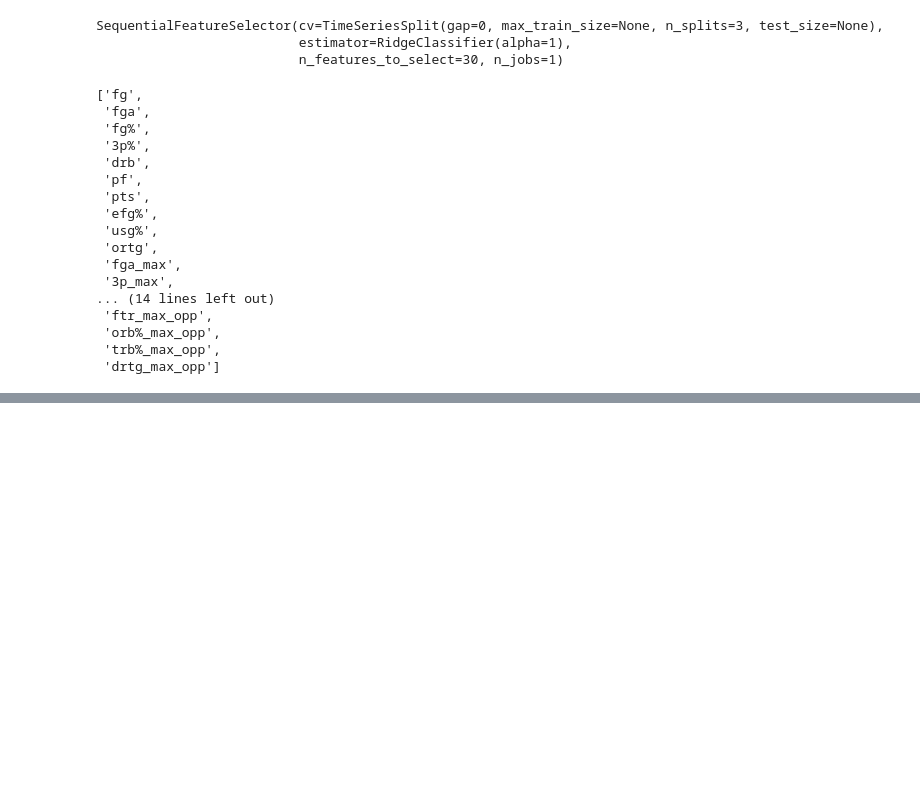
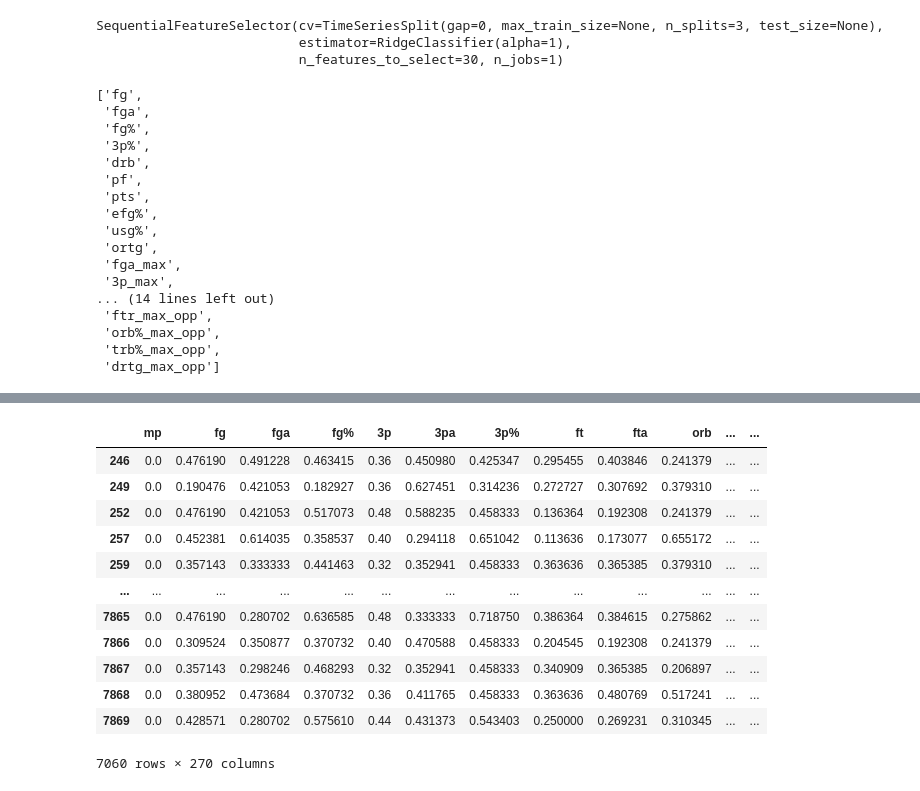
Before and after one commit to levutb2004/nba-predictor, a Jupyter notebook: predict.ipynb, the cells around one changed output, grey strips where cells are left out. Saved outputs shown, nothing was run; the diff lists cells and outputs as text; code cells hidden in the pictures; blank space fills up the shorter version.

```diff
--- a/predict.ipynb
+++ b/predict.ipynb
@@ -204,0 +310,12 @@ predictions = backtest(df, rr, predictors)
+# %%
+#add next game, next date, next opponent info
+def shift_col(team, col_name):
+    next_col = team[col_name].shift(-1)
+    return next_col
+
+def add_col(df, col_name):
+    return df.groupby("team", group_keys=False).apply(lambda x: shift_col(x, col_name))
+
+df["home_next"] = add_col(df, "home")
+df["team_opp_next"] = add_col(df, "team_opp")
+df["date_next"] = add_col(df, "date")
@@ -204,0 +338,16 @@ predictions = backtest(df, rr, predictors)
+# %%
+df
+# %% [output]
+|  | mp | fg | fga | fg% | 3p | 3pa | 3p% | ft | fta | orb | ... | ... |
+| 246 | 0.0 | 0.476190 | 0.491228 | 0.463415 | 0.36 | 0.450980 | 0.425347 | 0.295455 | 0.403846 | 0.241379 | ... | ... |
+| 249 | 0.0 | 0.190476 | 0.421053 | 0.182927 | 0.36 | 0.627451 | 0.314236 | 0.272727 | 0.307692 | 0.379310 | ... | ... |
+| 252 | 0.0 | 0.476190 | 0.421053 | 0.517073 | 0.48 | 0.588235 | 0.458333 | 0.136364 | 0.192308 | 0.241379 | ... | ... |
+| 257 | 0.0 | 0.452381 | 0.614035 | 0.358537 | 0.40 | 0.294118 | 0.651042 | 0.113636 | 0.173077 | 0.655172 | ... | ... |
+| 259 | 0.0 | 0.357143 | 0.333333 | 0.441463 | 0.32 | 0.352941 | 0.458333 | 0.363636 | 0.365385 | 0.379310 | ... | ... |
+| ... | ... | ... | ... | ... | ... | ... | ... | ... | ... | ... | ... | ... |
+| 7865 | 0.0 | 0.476190 | 0.280702 | 0.636585 | 0.48 | 0.333333 | 0.718750 | 0.386364 | 0.384615 | 0.275862 | ... | ... |
+| 7866 | 0.0 | 0.309524 | 0.350877 | 0.370732 | 0.40 | 0.470588 | 0.458333 | 0.204545 | 0.192308 | 0.241379 | ... | ... |
+| 7867 | 0.0 | 0.357143 | 0.298246 | 0.468293 | 0.32 | 0.352941 | 0.458333 | 0.340909 | 0.365385 | 0.206897 | ... | ... |
+| 7868 | 0.0 | 0.380952 | 0.473684 | 0.370732 | 0.36 | 0.411765 | 0.458333 | 0.363636 | 0.480769 | 0.517241 | ... | ... |
+| 7869 | 0.0 | 0.428571 | 0.280702 | 0.575610 | 0.44 | 0.431373 | 0.543403 | 0.250000 | 0.269231 | 0.310345 | ... | ... |
+7060 rows × 270 columns
```
Also changed, not shown: parts of 33 cells of this notebook, 1 other file.
